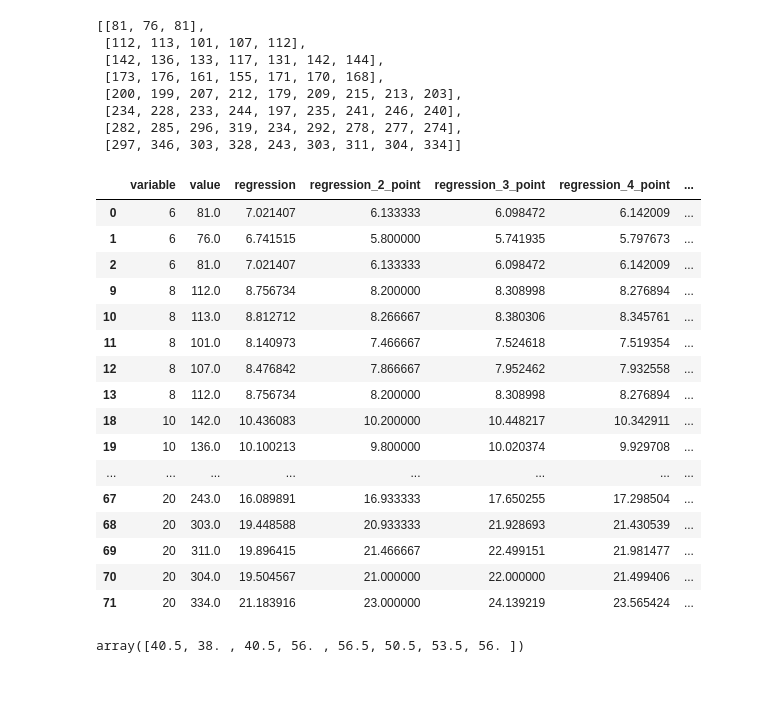
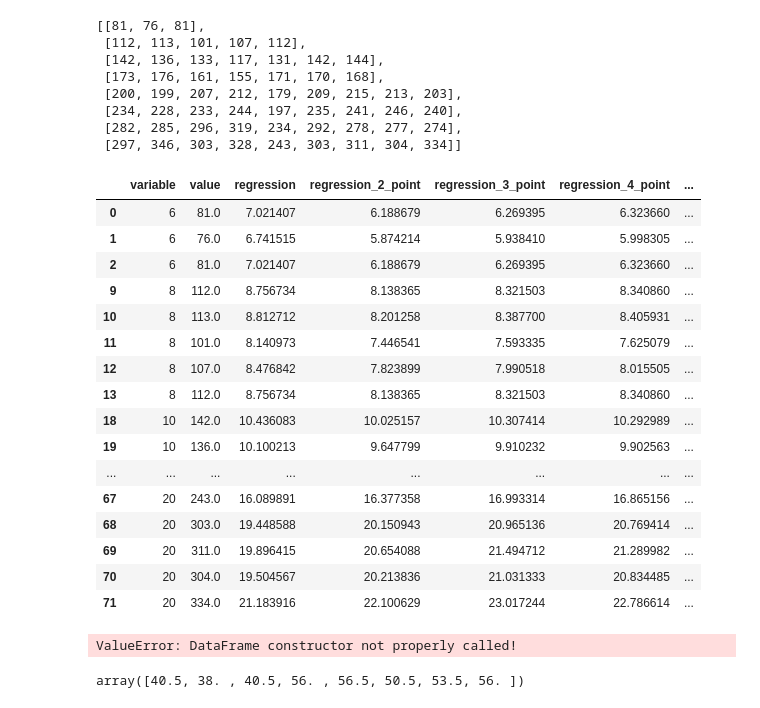
Before and after one commit to YoungseokOh/Depth-evaluation, a Jupyter notebook: plot_example.ipynb, the cells around one changed output. Drawn from its saved outputs; the diff is of its cells as text; code cells hidden in the pictures.

```diff
--- a/plot_example.ipynb
+++ b/plot_example.ipynb
@@ -472,34 +472,49 @@ selected_depth_list
 # %%
 for n in range(1, 8):
     if n == 1:
-        temp_regression = pd.DataFrame(selected_avg_depth_list[:], depth_name_list[:]).T.melt().dropna(axis=0)
+        temp_regression = pd.DataFrame(selected_depth_list[:], depth_name_list[:]).T.melt().dropna(axis=0)
     else:
-        temp_regression = pd.DataFrame(selected_avg_depth_list[:n], depth_name_list[:n]).T.melt().dropna(axis=0)
+        temp_regression = pd.DataFrame(selected_depth_list[:n], depth_name_list[:n]).T.melt().dropna(axis=0)
     df_feature, poly_leg = utils.poly_feature(temp_regression['value'].values.reshape(-1, 1), degree)
     lin_reg_2 = LinearRegression()
     lin_reg_2.fit(df_feature, temp_regression['variable'].values)
     predict_Y = lin_reg_2.predict(poly_leg.fit_transform(df_selected_depth_regression['value'].values.reshape(-1, 1)))
     df_selected_depth_regression['regression_{}_point'.format(n)] = lin_reg_2.predict(
     poly_leg.fit_transform(df_selected_depth_regression['value'].values.reshape(-1, 1)))
 df_selected_depth_regression
 # %% [output]
 |  | variable | value | regression | regression_2_point | regression_3_point | regression_4_point | ... |
-| 0 | 6 | 81.0 | 7.021407 | 6.133333 | 6.098472 | 6.142009 | ... |
-| 1 | 6 | 76.0 | 6.741515 | 5.800000 | 5.741935 | 5.797673 | ... |
-| 2 | 6 | 81.0 | 7.021407 | 6.133333 | 6.098472 | 6.142009 | ... |
-| 9 | 8 | 112.0 | 8.756734 | 8.200000 | 8.308998 | 8.276894 | ... |
-| 10 | 8 | 113.0 | 8.812712 | 8.266667 | 8.380306 | 8.345761 | ... |
-| 11 | 8 | 101.0 | 8.140973 | 7.466667 | 7.524618 | 7.519354 | ... |
-| 12 | 8 | 107.0 | 8.476842 | 7.866667 | 7.952462 | 7.932558 | ... |
-| 13 | 8 | 112.0 | 8.756734 | 8.200000 | 8.308998 | 8.276894 | ... |
-| 18 | 10 | 142.0 | 10.436083 | 10.200000 | 10.448217 | 10.342911 | ... |
-| 19 | 10 | 136.0 | 10.100213 | 9.800000 | 10.020374 | 9.929708 | ... |
+| 0 | 6 | 81.0 | 7.021407 | 6.188679 | 6.269395 | 6.323660 | ... |
+| 1 | 6 | 76.0 | 6.741515 | 5.874214 | 5.938410 | 5.998305 | ... |
+| 2 | 6 | 81.0 | 7.021407 | 6.188679 | 6.269395 | 6.323660 | ... |
+| 9 | 8 | 112.0 | 8.756734 | 8.138365 | 8.321503 | 8.340860 | ... |
+| 10 | 8 | 113.0 | 8.812712 | 8.201258 | 8.387700 | 8.405931 | ... |
+| 11 | 8 | 101.0 | 8.140973 | 7.446541 | 7.593335 | 7.625079 | ... |
+| 12 | 8 | 107.0 | 8.476842 | 7.823899 | 7.990518 | 8.015505 | ... |
+| 13 | 8 | 112.0 | 8.756734 | 8.138365 | 8.321503 | 8.340860 | ... |
+| 18 | 10 | 142.0 | 10.436083 | 10.025157 | 10.307414 | 10.292989 | ... |
+| 19 | 10 | 136.0 | 10.100213 | 9.647799 | 9.910232 | 9.902563 | ... |
 | ... | ... | ... | ... | ... | ... | ... | ... |
-| 67 | 20 | 243.0 | 16.089891 | 16.933333 | 17.650255 | 17.298504 | ... |
-| 68 | 20 | 303.0 | 19.448588 | 20.933333 | 21.928693 | 21.430539 | ... |
-| 69 | 20 | 311.0 | 19.896415 | 21.466667 | 22.499151 | 21.981477 | ... |
-| 70 | 20 | 304.0 | 19.504567 | 21.000000 | 22.000000 | 21.499406 | ... |
-| 71 | 20 | 334.0 | 21.183916 | 23.000000 | 24.139219 | 23.565424 | ... |
+| 67 | 20 | 243.0 | 16.089891 | 16.377358 | 16.993314 | 16.865156 | ... |
+| 68 | 20 | 303.0 | 19.448588 | 20.150943 | 20.965136 | 20.769414 | ... |
+| 69 | 20 | 311.0 | 19.896415 | 20.654088 | 21.494712 | 21.289982 | ... |
+| 70 | 20 | 304.0 | 19.504567 | 20.213836 | 21.031333 | 20.834485 | ... |
+| 71 | 20 | 334.0 | 21.183916 | 22.100629 | 23.017244 | 22.786614 | ... |
+# %%
+for n in range(1, 8):
+    if 1 >= n and n < 4:
+        temp_regression = pd.DataFrame(selected_depth_list[:], depth_name_list[:]).T.melt().dropna(axis=0)
+    else:
+        temp_regression = pd.DataFrame(selected_avg_depth_list[n], depth_name_list[n]).T.melt().dropna(axis=0)
+    df_feature, poly_leg = utils.poly_feature(temp_regression['value'].values.reshape(-1, 1), degree)
+    lin_reg_2 = LinearRegression()
+    lin_reg_2.fit(df_feature, temp_regression['variable'].values)
+    predict_Y = lin_reg_2.predict(poly_leg.fit_transform(df_selected_depth_regression['value'].values.reshape(-1, 1)))
+    df_selected_depth_regression['regression_{}_point'.format(n)] = lin_reg_2.predict(
+    poly_leg.fit_transform(df_selected_depth_regression['value'].values.reshape(-1, 1)))
+df_selected_depth_regression
+# %% [output]
+ValueError: DataFrame constructor not properly called!
 # %%
 # %% [output]
 array([40.5, 38. , 40.5, 56. , 56.5, 50.5, 53.5, 56. ])
```
Also changed, not shown: parts of 4 cells of this notebook.
